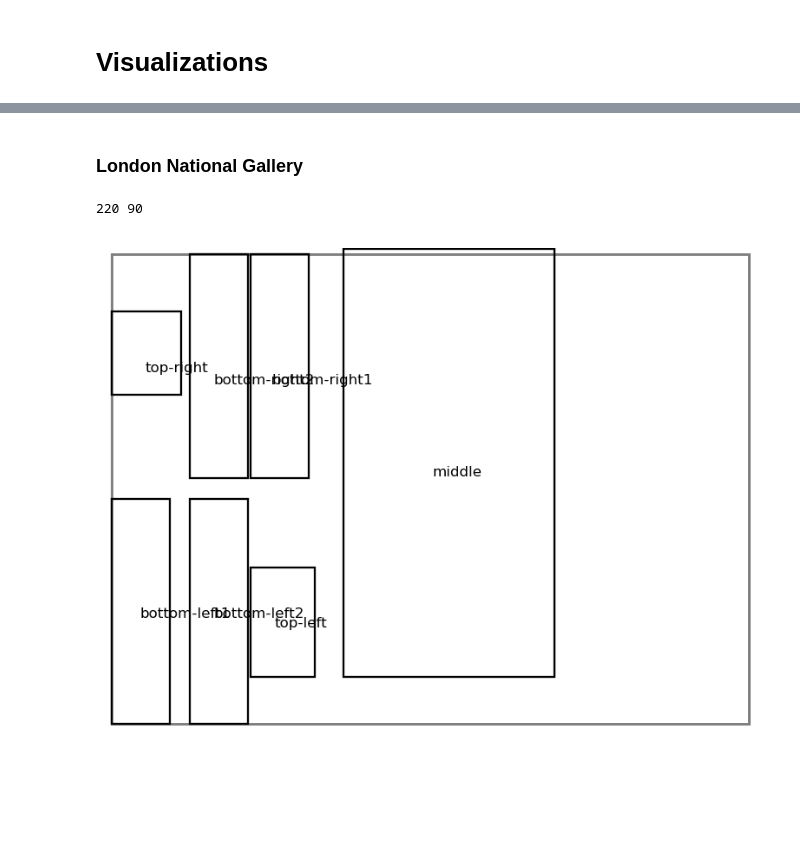
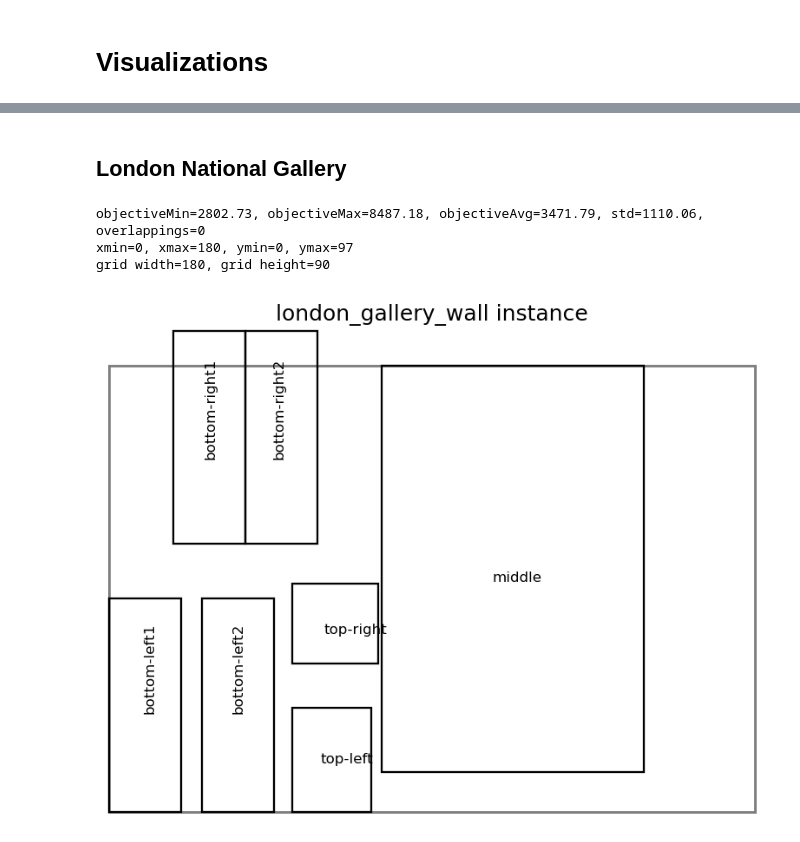
Before and after one commit to TaIos/master-thesis, a Jupyter notebook: src/notebooks/best_solution_visualizer.ipynb, the cells around one changed output, grey strips where cells are left out. Saved outputs shown, nothing was run; the diff lists cells and outputs as text; code cells hidden in the pictures; blank space fills up the shorter version.

```diff
--- a/src/notebooks/best_solution_visualizer.ipynb
+++ b/src/notebooks/best_solution_visualizer.ipynb
@@ -428,8 +463,10 @@ drawComputationResult(cluster_4_5_ga[0], 'cluster_4_5_ga', dim=(-1, 41, -1, 32),
 # %% [markdown]
-### London National Gallery
+## London National Gallery
-# %%
-londonRes = loadComputationResultsFromDirectoryRec('/home/slarty/Documents/master-thesis/src/notebooks/out/test', sort=True)
-drawComputationResult(londonRes[2], 'london_nationa_gallery_ga', dim=(-1, 220, -1, 86), show_ident=True)
-# %% [output]
-220 90
-[figure, removed]
+# %%
+compRes = loadOneComputationResultsFromDirectoryRec(RESULT_DIR / 'london_gallery_wall')
+drawComputationResult(compRes, lastIterNum=300, cluster=cluster)
+# %% [output]
+objectiveMin=2802.73, objectiveMax=8487.18, objectiveAvg=3471.79, std=1110.06, overlappings=0
+xmin=0, xmax=180, ymin=0, ymax=97
+grid width=180, grid height=90
+[figure, added]
```
Also changed, not shown: parts of 28 cells of this notebook, 34 other files.
